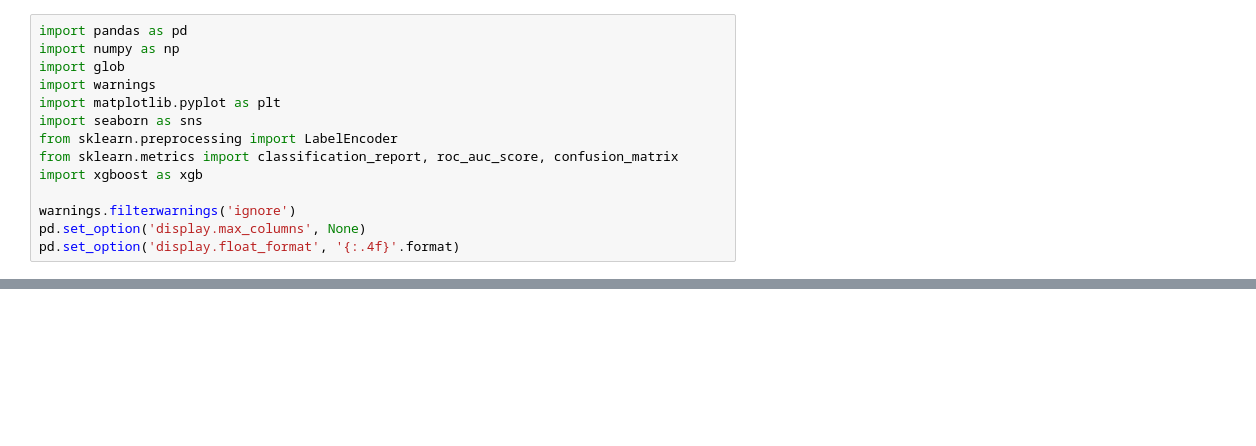
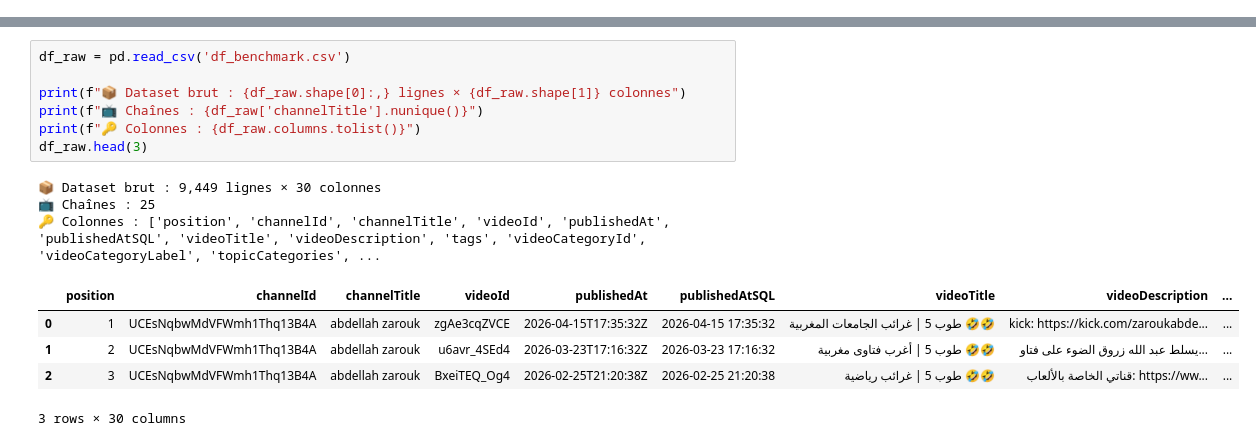
Before and after one commit to Zakaria-Errachidi/youtube-llm, a Jupyter notebook: AnalyseMorWeb_v2.ipynb, the cells around one changed output, grey strips where cells are left out. Cells and saved outputs as stored; diff of their text form; blank space fills up the shorter version.

```diff
--- a/AnalyseMorWeb_v2.ipynb
+++ b/AnalyseMorWeb_v2.ipynb
@@ -6,14 +0,0 @@
-# %%
-import pandas as pd
-import numpy as np
-import glob
-import warnings
-import matplotlib.pyplot as plt
-import seaborn as sns
-from sklearn.preprocessing import LabelEncoder
-from sklearn.metrics import classification_report, roc_auc_score, confusion_matrix
-import xgboost as xgb
-
-warnings.filterwarnings('ignore')
-pd.set_option('display.max_columns', None)
-pd.set_option('display.float_format', '{:.4f}'.format)
@@ -381,0 +44,16 @@ print(f'Final dataset saved: {df.shape[0]} rows, {df.shape[1]} columns')
+# %%
+df_raw = pd.read_csv('df_benchmark.csv')
+
+print(f"📦 Dataset brut : {df_raw.shape[0]:,} lignes × {df_raw.shape[1]} colonnes")
+print(f"📺 Chaînes : {df_raw['channelTitle'].nunique()}")
+print(f"🔑 Colonnes : {df_raw.columns.tolist()}")
+df_raw.head(3)
+# %% [output]
+📦 Dataset brut : 9,449 lignes × 30 colonnes
+📺 Chaînes : 25
+🔑 Colonnes : ['position', 'channelId', 'channelTitle', 'videoId', 'publishedAt', 'publishedAtSQL', 'videoTitle', 'videoDescription', 'tags', 'videoCategoryId', 'videoCategoryLabel', 'topicCategories', ...
+|  | position | channelId | channelTitle | videoId | publishedAt | publishedAtSQL | videoTitle | videoDescription | ... |
+| 0 | 1 | UCEsNqbwMdVFWmh1Thq13B4A | abdellah zarouk | zgAe3cqZVCE | 2026-04-15T17:35:32Z | 2026-04-15 17:35:32 | طوب 5 | غرائب الجامعات المغربية 🤣🤣 | kick: https://kick.com/zaroukabde... | ... |
+| 1 | 2 | UCEsNqbwMdVFWmh1Thq13B4A | abdellah zarouk | u6avr_4SEd4 | 2026-03-23T17:16:32Z | 2026-03-23 17:16:32 | طوب 5 | أغرب فتاوى مغربية 🤣🤣 | يسلط عبد الله زروق الضوء على فتاو... | ... |
+| 2 | 3 | UCEsNqbwMdVFWmh1Thq13B4A | abdellah zarouk | BxeiTEQ_Og4 | 2026-02-25T21:20:38Z | 2026-02-25 21:20:38 | طوب 5 | غرائب رياضية 🤣🤣 | قناتي الخاصة بالألعاب: https://ww... | ... |
+3 rows × 30 columns
```
Also changed, not shown: parts of 80 cells of this notebook, 25 other files.
